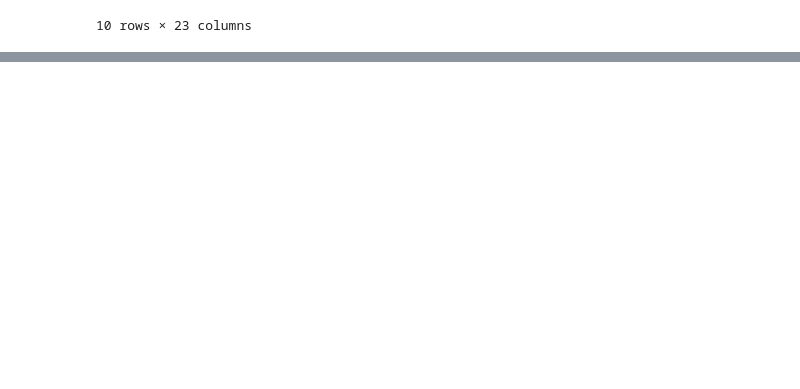
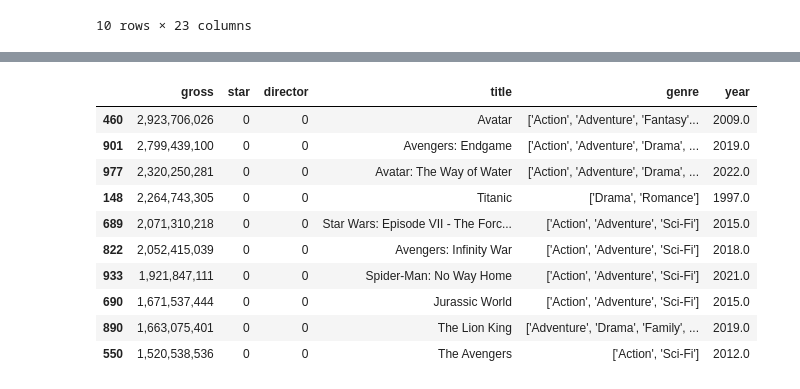
Before and after one commit to eliza0101/Project-1, a Jupyter notebook: combined-1.ipynb, the cells around one changed output, grey strips where cells are left out. Cells and saved outputs as stored; diff of their text form; code cells hidden in the pictures; blank space fills up the shorter version.

```diff
--- a/combined-1.ipynb
+++ b/combined-1.ipynb
@@ -126,0 +427,25 @@ combined_movie_df.to_csv('clean_combo_movie_data.csv', index=True)
+# %%
+import pandas as pd
+import matplotlib.pyplot as plt
+
+
+# Sort by 'gross' in descending order and select top 10 movies
+top_10_movies = combined_movie_df.nlargest(10, 'gross')
+
+
+
+# Plotting the top 10 movies by budget with movie name, year, and in millions
+plt.figure(figsize=(12, 8))
+bars = plt.bar([f'{movie}\n({year})' for movie, year in zip(top_10_movies['title'], top_10_movies['year'])], top_10_movies['budget'], color='green')
+plt.xlabel('Movie Name (Year)')
+plt.ylabel('Budget ( $)')
+plt.title('Top 10 Movies by Budget')
+plt.xticks(rotation=45, ha='right')  # Rotate x-axis labels for better readability
+plt.tight_layout()
+
+# Add value labels on top of each bar
+for bar in bars:
+    yval = bar.get_height()
+    plt.text(bar.get_x() + bar.get_width()/2, yval, f'{yval:.1f}', ha='center', va='bottom', fontsize=8)
+
+plt.show()
@@ -126,0 +454,18 @@ combined_movie_df.to_csv('clean_combo_movie_data.csv', index=True)
+# %%
+
+top_10_movies['gross'] = top_10_movies['gross'].apply(lambda x: '{:,.0f}'.format(x))
+# %%
+scope_top_10_movies = top_10_movies[['gross','star','director','title','genre','year']]
+scope_top_10_movies
+# %% [output]
+|  | gross | star | director | title | genre | year |
+| 460 | 2,923,706,026 | 0 | 0 | Avatar | ['Action', 'Adventure', 'Fantasy'... | 2009.0 |
+| 901 | 2,799,439,100 | 0 | 0 | Avengers: Endgame | ['Action', 'Adventure', 'Drama', ... | 2019.0 |
+| 977 | 2,320,250,281 | 0 | 0 | Avatar: The Way of Water | ['Action', 'Adventure', 'Drama', ... | 2022.0 |
+| 148 | 2,264,743,305 | 0 | 0 | Titanic | ['Drama', 'Romance'] | 1997.0 |
+| 689 | 2,071,310,218 | 0 | 0 | Star Wars: Episode VII - The Forc... | ['Action', 'Adventure', 'Sci-Fi'] | 2015.0 |
+| 822 | 2,052,415,039 | 0 | 0 | Avengers: Infinity War | ['Action', 'Adventure', 'Sci-Fi'] | 2018.0 |
+| 933 | 1,921,847,111 | 0 | 0 | Spider-Man: No Way Home | ['Action', 'Adventure', 'Sci-Fi'] | 2021.0 |
+| 690 | 1,671,537,444 | 0 | 0 | Jurassic World | ['Action', 'Adventure', 'Sci-Fi'] | 2015.0 |
+| 890 | 1,663,075,401 | 0 | 0 | The Lion King | ['Adventure', 'Drama', 'Family', ... | 2019.0 |
+| 550 | 1,520,538,536 | 0 | 0 | The Avengers | ['Action', 'Sci-Fi'] | 2012.0 |
```
Also changed, not shown: parts of 17 cells of this notebook, 4 other files.
